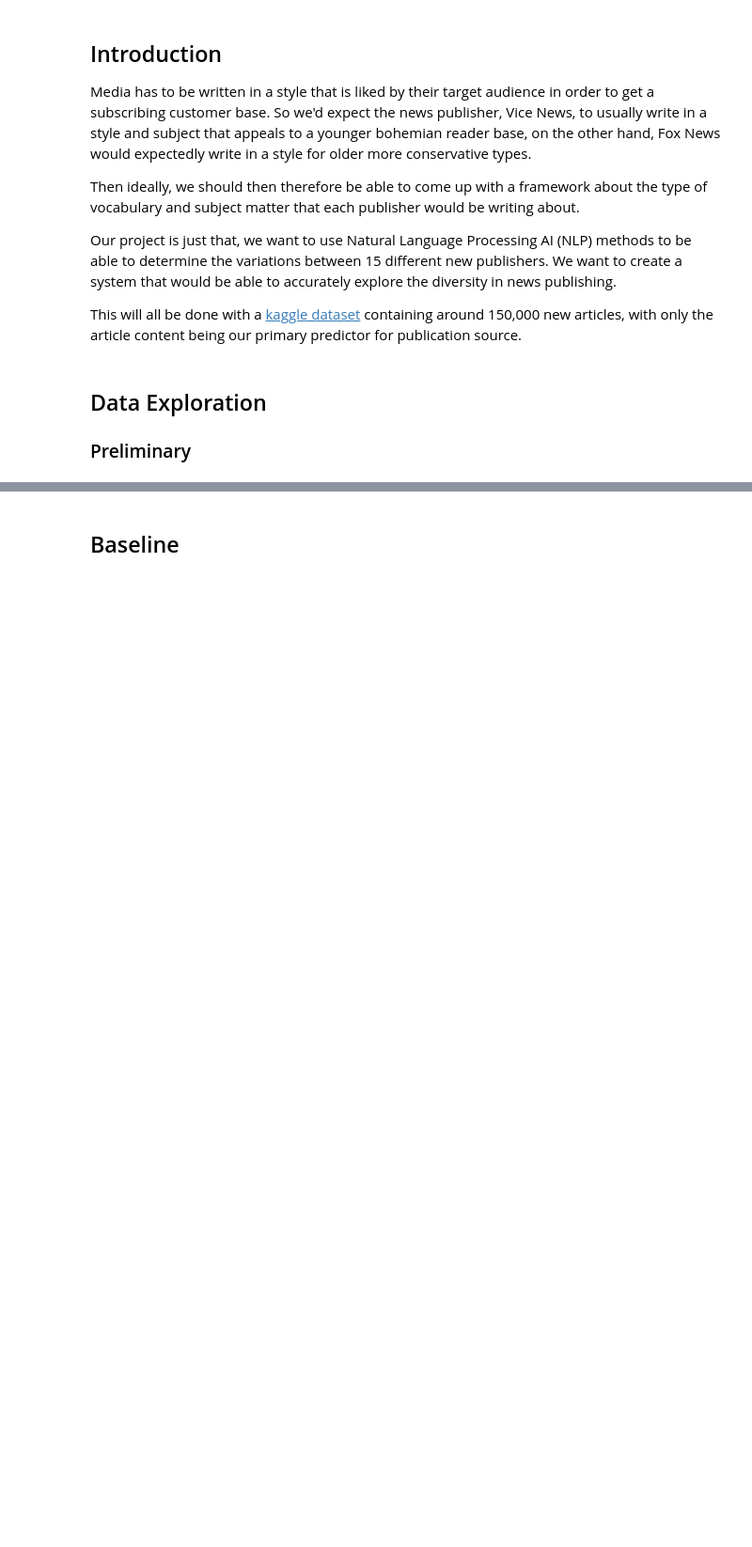
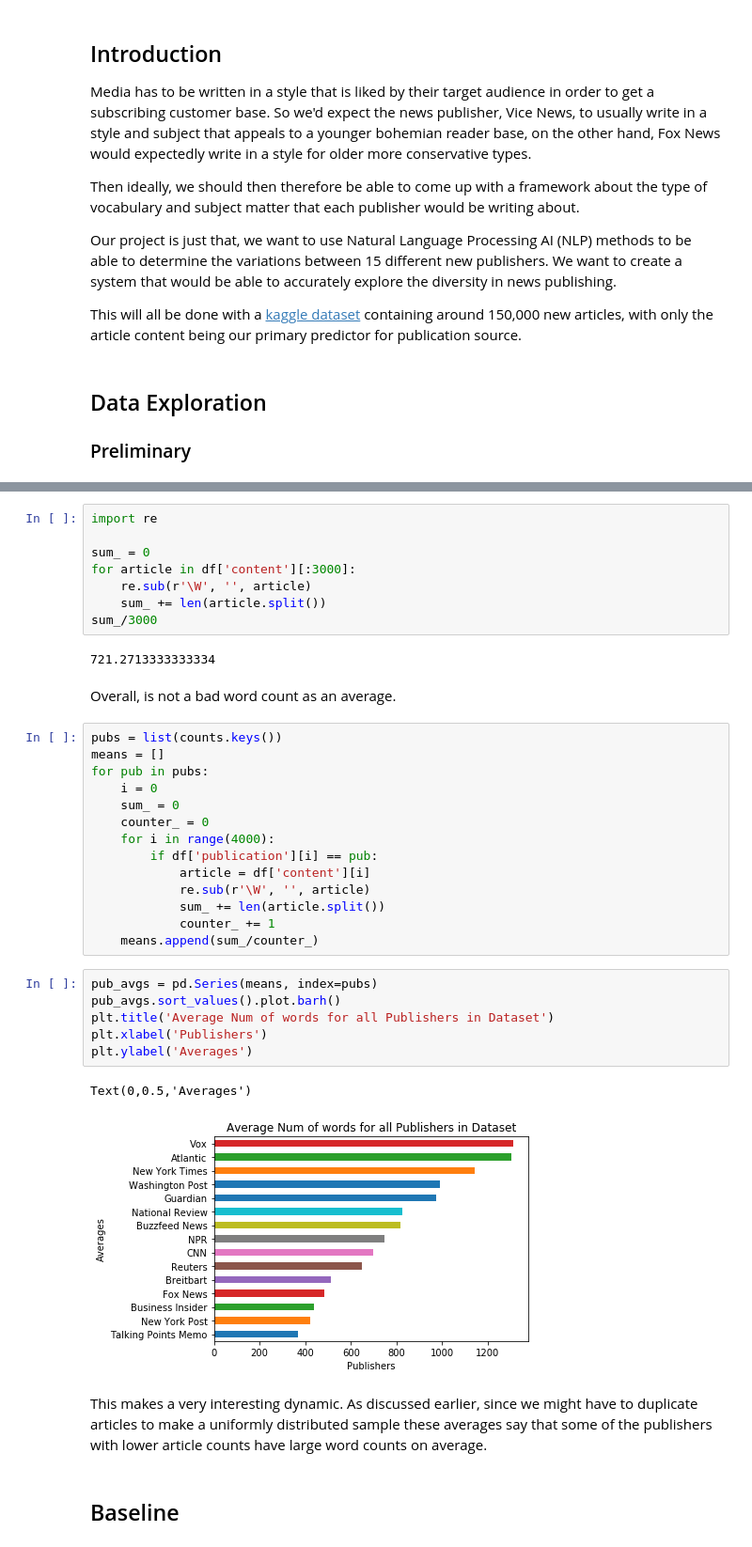
Before and after one commit to OllieZheng/Jupyter-Research-Journals, a Jupyter notebook: [COMP188]Week8(PrototypeMidSemReport).ipynb, the cells around one changed output, grey strips where cells are left out. Shown at 94% size. Cells and saved outputs as stored; diff of their text form; blank space fills up the shorter version.

```diff
--- a/[COMP188]Week8(PrototypeMidSemReport).ipynb
+++ b/[COMP188]Week8(PrototypeMidSemReport).ipynb
@@ -36,3 +83,40 @@ plt.barh(df['publication'], width=0.1)
+# %%
+import re
+
+sum_ = 0
+for article in df['content'][:3000]:
+    re.sub(r'\W', '', article)
+    sum_ += len(article.split())
+sum_/3000
+# %% [output]
+721.2713333333334
+# %% [markdown]
+Overall, is not a bad word count as an average.
+# %%
+pubs = list(counts.keys())
+means = []
+for pub in pubs:
+    i = 0
+    sum_ = 0
+    counter_ = 0
+    for i in range(4000):
+        if df['publication'][i] == pub:
+            article = df['content'][i]
+            re.sub(r'\W', '', article)
+            sum_ += len(article.split())
+            counter_ += 1
+    means.append(sum_/counter_)
+# %%
+pub_avgs = pd.Series(means, index=pubs)
+pub_avgs.sort_values().plot.barh()
+plt.title('Average Num of words for all Publishers in Dataset')
+plt.xlabel('Publishers')
+plt.ylabel('Averages')
+# %% [output]
+Text(0,0.5,'Averages')
+[figure, added]
+# %% [markdown]
+This makes a very interesting dynamic. As discussed earlier, since we might have to duplicate articles to make a uniformly distributed sample these averages say that some of the publishers with lower article counts have large word counts on average.
 # %% [markdown]
 <a id='baseline'></a>
 ## Baseline
```
Also changed, not shown: parts of 6 cells of this notebook.
